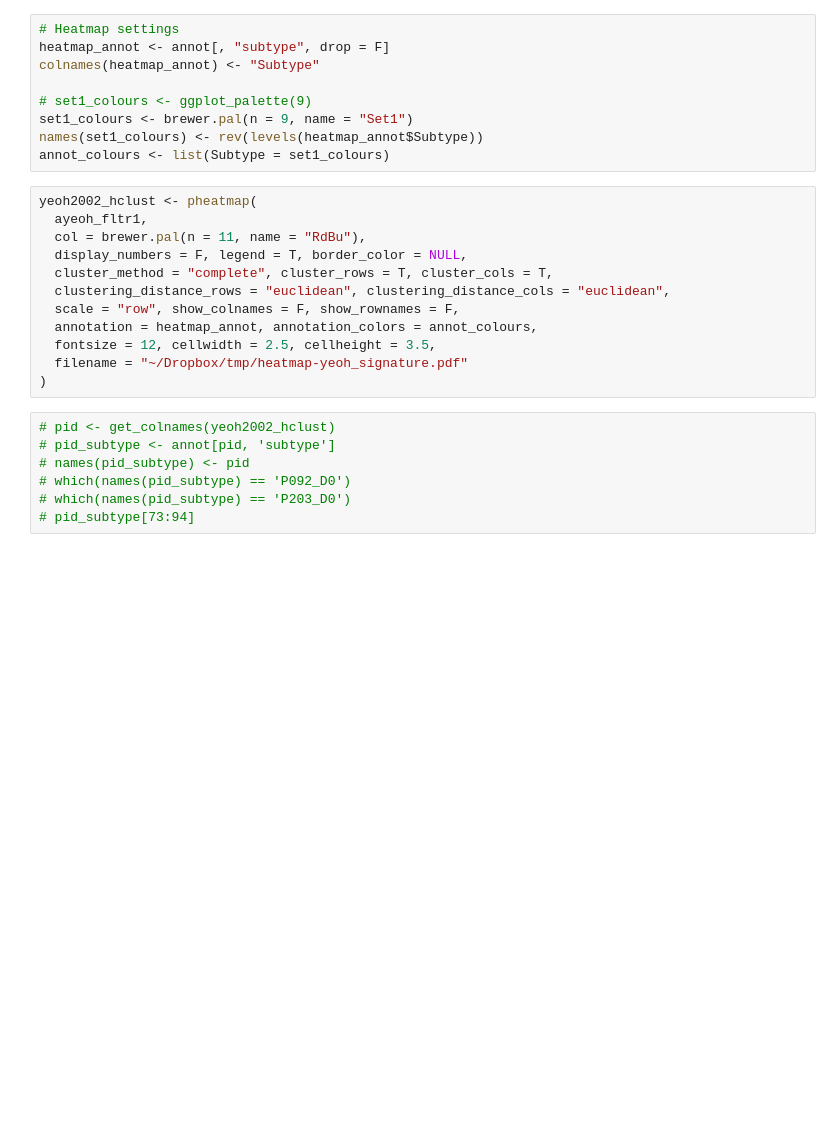
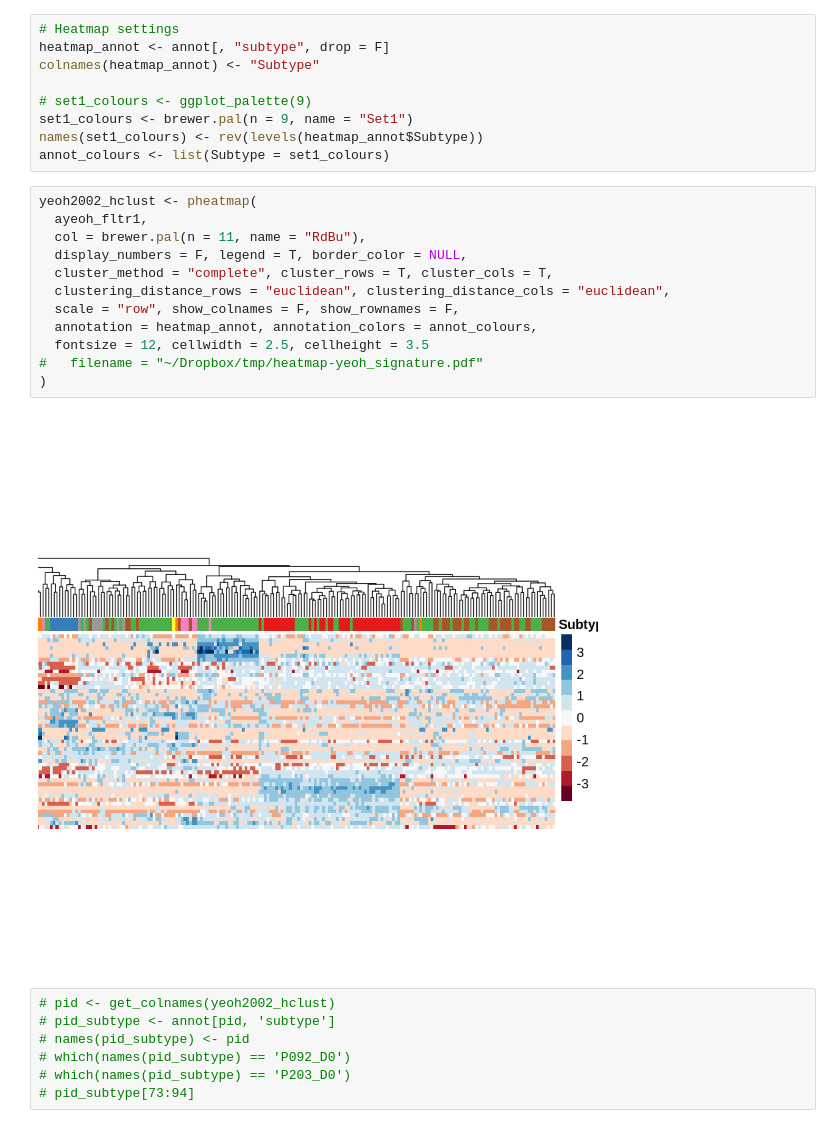
Before and after one commit to dblux/relapse_prediction, a Jupyter notebook: b_others.ipynb, the cells around one changed output. Saved outputs shown, nothing was run; the diff lists cells and outputs as text; blank space fills up the shorter version.

```diff
--- a/b_others.ipynb
+++ b/b_others.ipynb
@@ -435,15 +418,17 @@ annot_colours <- list(Subtype = set1_colours)
 # %%
 yeoh2002_hclust <- pheatmap(
   ayeoh_fltr1,
   col = brewer.pal(n = 11, name = "RdBu"),
   display_numbers = F, legend = T, border_color = NULL,
   cluster_method = "complete", cluster_rows = T, cluster_cols = T,
   clustering_distance_rows = "euclidean", clustering_distance_cols = "euclidean",
   scale = "row", show_colnames = F, show_rownames = F,
   annotation = heatmap_annot, annotation_colors = annot_colours,
-  fontsize = 12, cellwidth = 2.5, cellheight = 3.5,
-  filename = "~/Dropbox/tmp/heatmap-yeoh_signature.pdf"
+  fontsize = 12, cellwidth = 2.5, cellheight = 3.5
+#   filename = "~/Dropbox/tmp/heatmap-yeoh_signature.pdf"
 )
+# %% [output]
+[figure, added]
 # %%
 # pid <- get_colnames(yeoh2002_hclust)
 # pid_subtype <- annot[pid, 'subtype']
```
Also changed, not shown: parts of 17 cells of this notebook, 17 other files.
